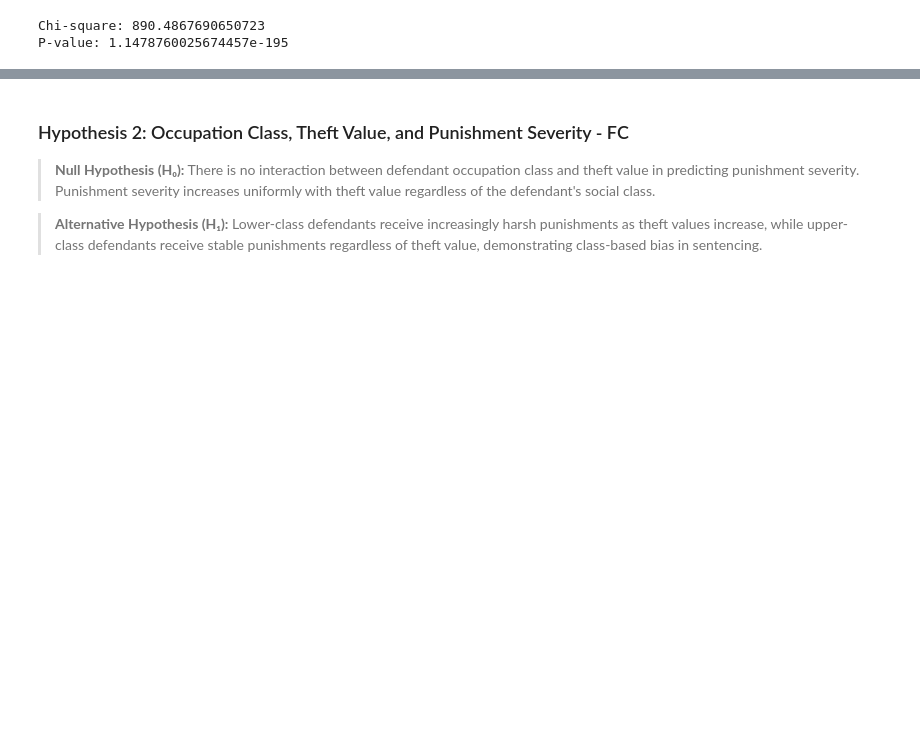
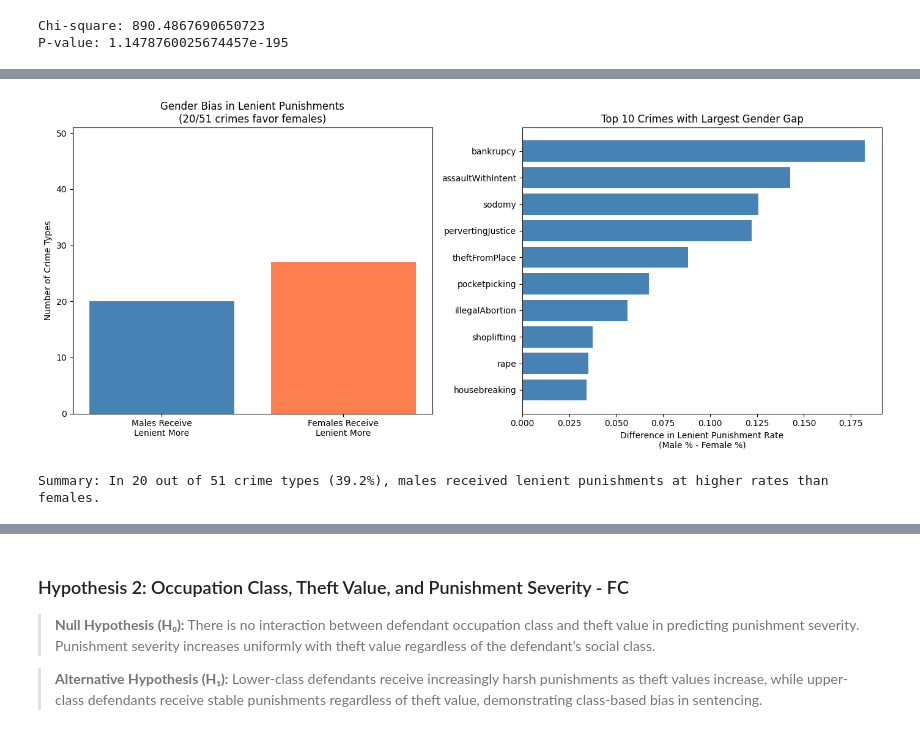
Before and after one commit to shayeliza/M6006_assignment3_23451794514, a Jupyter notebook: Working_document_new.ipynb, the cells around one changed output, grey strips where cells are left out. Cells and saved outputs as stored; diff of their text form; code cells hidden in the pictures; blank space fills up the shorter version.

```diff
--- a/Working_document_new.ipynb
+++ b/Working_document_new.ipynb
@@ -1319 +1463,40 @@ Murder - Female harsh: nan
+# %%
+import matplotlib.pyplot as plt
+
+lenient_only = results_df[results_df['Severity'] == 'Lenient'].copy()
+lenient_only['Difference'] = lenient_only['Male'] - lenient_only['Female']
+
+# Count how many crimes support hypothesis
+positive_diff = (lenient_only['Difference'] > 0).sum()
+negative_diff = (lenient_only['Difference'] < 0).sum()
+total_crimes = len(lenient_only)
+
+# Top 10 crimes where females get more lenient punishment
+top_10 = lenient_only.nlargest(10, 'Difference')[['Crime', 'Male', 'Female', 'Difference']]
+
+fig, axes = plt.subplots(1, 2, figsize=(14, 6))
+
+# Left: Summary bar chart
+axes[0].bar(['Males Receive\nLenient More', 'Females Receive\nLenient More'],
+            [positive_diff, negative_diff], color=['steelblue', 'coral'])
+axes[0].set_ylabel('Number of Crime Types')
+axes[0].set_title(f'Gender Bias in Lenient Punishments\n({positive_diff}/{total_crimes} crimes favor females)')
+axes[0].set_ylim(0, total_crimes)
+
+# Right: Top 10 crimes with biggest gaps
+axes[1].barh(range(len(top_10)), top_10['Difference'], color='steelblue')
+axes[1].set_yticks(range(len(top_10)))
+axes[1].set_yticklabels(top_10['Crime'])
+axes[1].set_xlabel('Difference in Lenient Punishment Rate\n(Male % - Female %)')
+axes[1].set_title('Top 10 Crimes with Largest Gender Gap')
+axes[1].invert_yaxis()
+
+plt.tight_layout()
+plt.show()
+
+print(f"\nSummary: In {positive_diff} out of {total_crimes} crime types ({positive_diff/total_crimes*100:.1f}%), "
+      f"males received lenient punishments at higher rates than females.")
+# %% [output]
+[figure, added]
+Summary: In 20 out of 51 crime types (39.2%), males received lenient punishments at higher rates than females.
 # %% [markdown]
```
Also changed, not shown: parts of 20 cells of this notebook, 2 other files.
